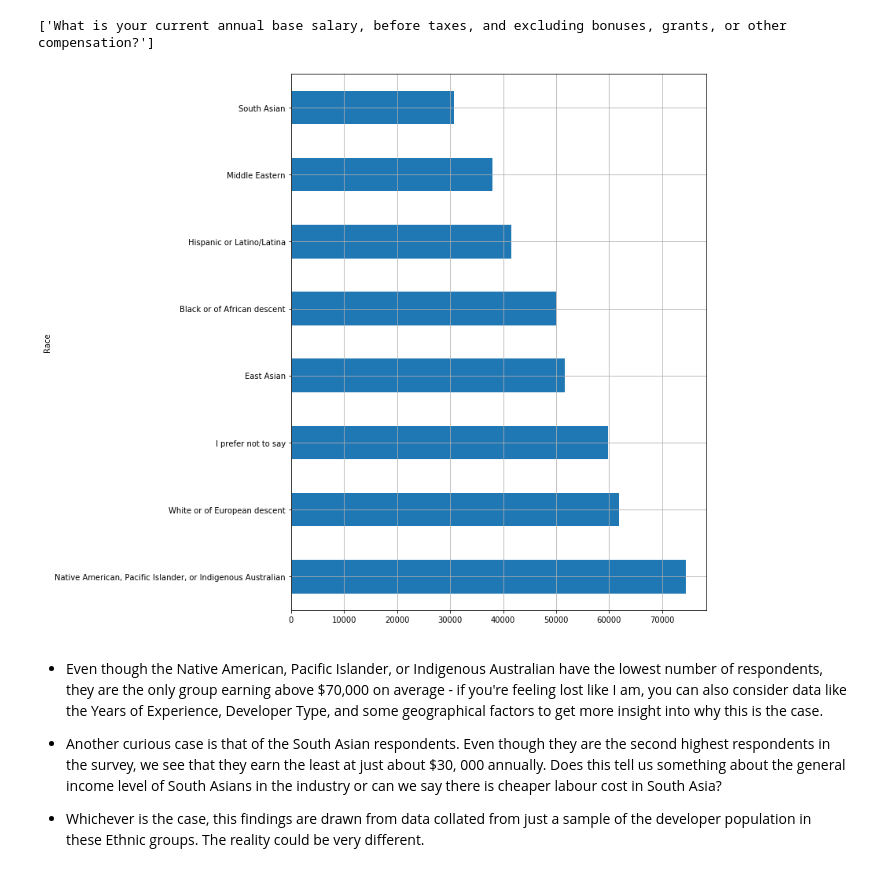
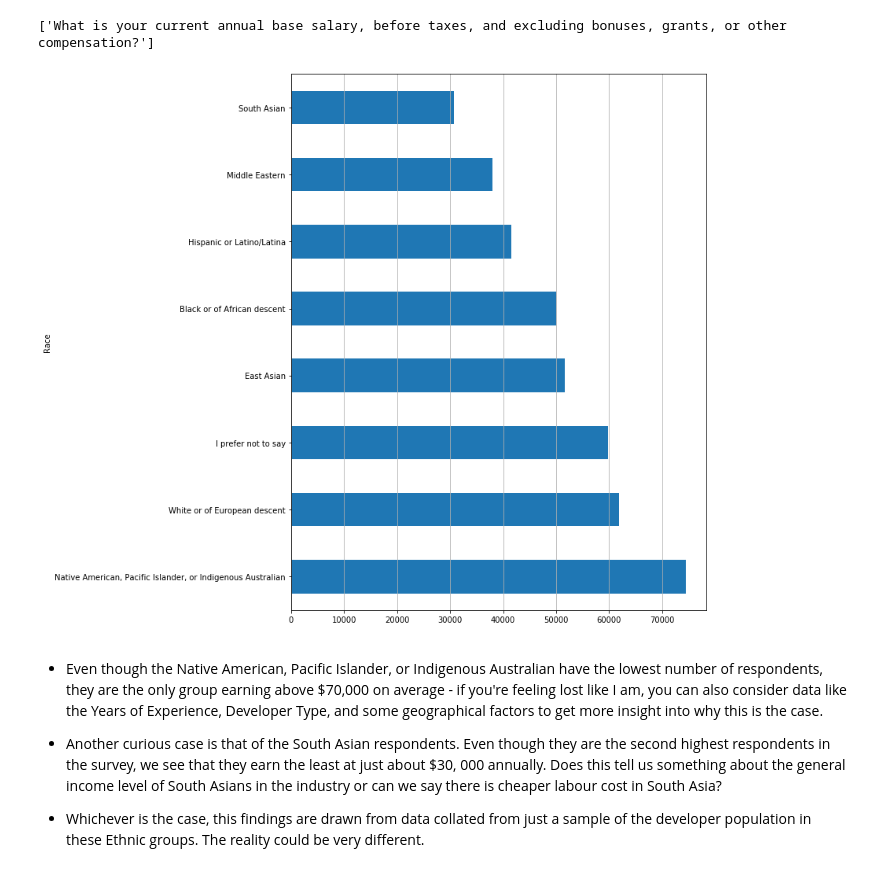
Before and after one commit to joshasgard/Diversity_Representation_In_Tech, a Jupyter notebook: EthnicDiversityRepresentationInTech.ipynb, the cells around one changed output. Drawn from its saved outputs; the diff is of its cells as text; code cells hidden in the pictures.

```diff
--- a/EthnicDiversityRepresentationInTech.ipynb
+++ b/EthnicDiversityRepresentationInTech.ipynb
@@ -145,11 +145,12 @@ def clean_race(race_item):
             pass
 df['Race'] = df['Race'].apply(d.clean_race)
 # %%
-df.groupby('Race')['Salary'].mean().sort_values(ascending= False).plot(kind = 'barh', grid = True, figsize = (12,10));
+df.groupby('Race')['Salary'].mean().sort_values(ascending= False).plot(kind = 'barh', grid = True, figsize = (12,10)).grid(axis = 'y');
+
 plt.tight_layout()
 plt.savefig('Race_Salary.jpg')
 # %% [output]
-[figure, old version]
+[figure, new version]
 # %% [markdown]
 - Even though the Native American, Pacific Islander, or Indigenous Australian have the lowest number of respondents, they are the only group earning above $70,000 on average - if you're feeling lost like I am, you can also consider data like the Years of Experience, Developer Type, and some geographical factors to get more insight into why this is the case.
 
```
